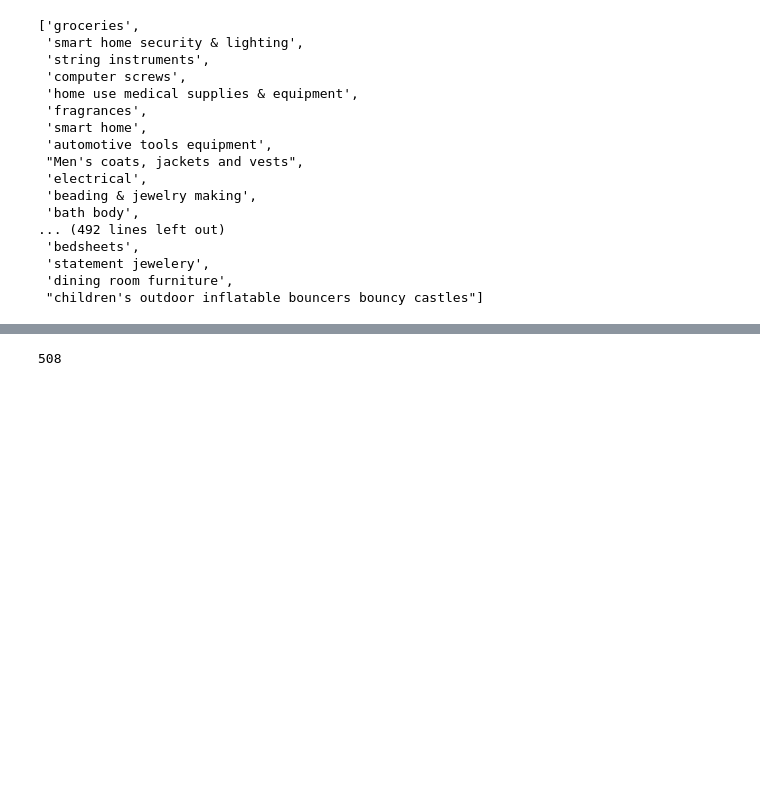
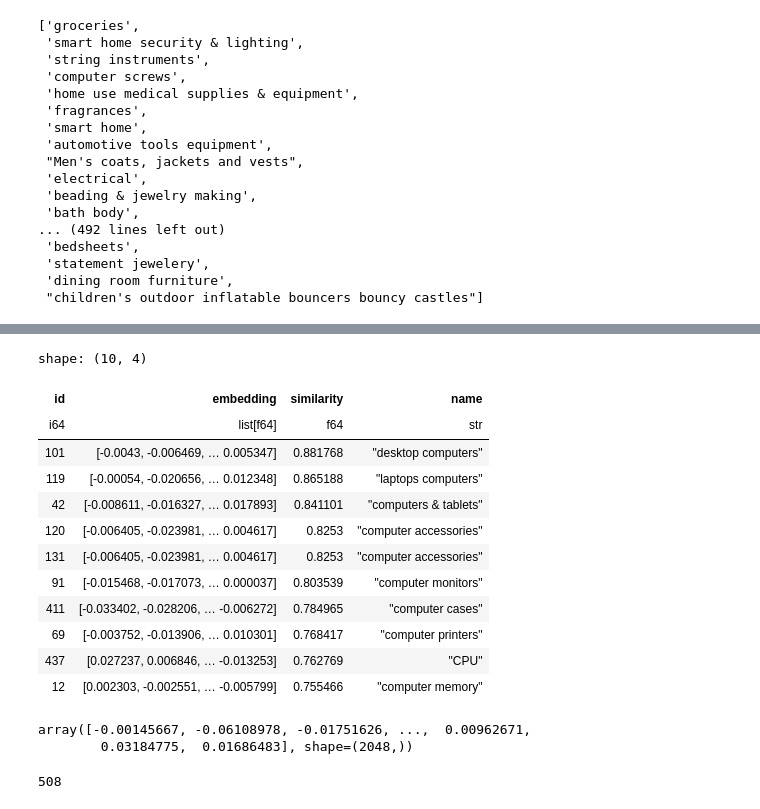
Before and after one commit to Ravikumarchavva/e-commerce-recommendation, a Jupyter notebook: notebooks/06_embed_categories.ipynb, the cells around one changed output, grey strips where cells are left out. Saved outputs shown, nothing was run; the diff lists cells and outputs as text; code cells hidden in the pictures; blank space fills up the shorter version.

```diff
--- a/notebooks/06_embed_categories.ipynb
+++ b/notebooks/06_embed_categories.ipynb
@@ -115,3 +161,33 @@ shape: (508, 2)
+# %%
+vectors_as_lists = [output.outputs.embedding for output in embedding_outputs]
+
+category_embeddings_df = pl.DataFrame(
+    {"id": categories["id"], "embedding": vectors_as_lists, "similarity": np.array(vectors_as_lists) @ np.array(output[0].outputs.embedding).T }
+)
+
+category_embeddings_df.join(categories, on="id").sort("similarity", descending=True).head(10)
+# %% [output]
+shape: (10, 4)
+| id | embedding | similarity | name |
+| i64 | list[f64] | f64 | str |
+| 101 | [-0.0043, -0.006469, … 0.005347] | 0.881768 | "desktop computers" |
+| 119 | [-0.00054, -0.020656, … 0.012348] | 0.865188 | "laptops computers" |
+| 42 | [-0.008611, -0.016327, … 0.017893] | 0.841101 | "computers & tablets" |
+| 120 | [-0.006405, -0.023981, … 0.004617] | 0.8253 | "computer accessories" |
+| 131 | [-0.006405, -0.023981, … 0.004617] | 0.8253 | "computer accessories" |
+| 91 | [-0.015468, -0.017073, … 0.000037] | 0.803539 | "computer monitors" |
+| 411 | [-0.033402, -0.028206, … -0.006272] | 0.784965 | "computer cases" |
+| 69 | [-0.003752, -0.013906, … 0.010301] | 0.768417 | "computer printers" |
+| 437 | [0.027237, 0.006846, … -0.013253] | 0.762769 | "CPU" |
+| 12 | [0.002303, -0.002551, … -0.005799] | 0.755466 | "computer memory" |
+# %%
+# cosine similarity
+import numpy as np
+def cosine_similarity(x):
+    np.array(category_embeddings_df['embedding'][0])
+# %% [output]
+array([-0.00145667, -0.06108978, -0.01751626, ...,  0.00962671,
+        0.03184775,  0.01686483], shape=(2048,))
 # %%
 category_embeddings_df.write_database(
     table_name="category_embeddings",
```
Also changed, not shown: parts of 10 cells of this notebook, 16 other files.
